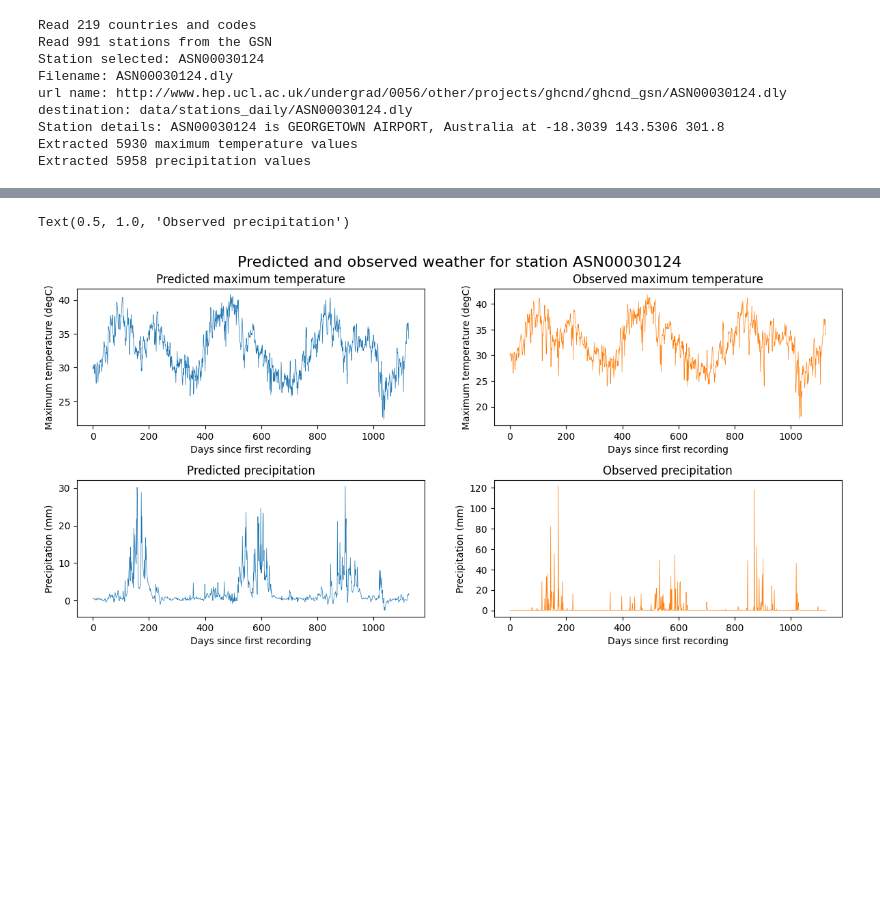
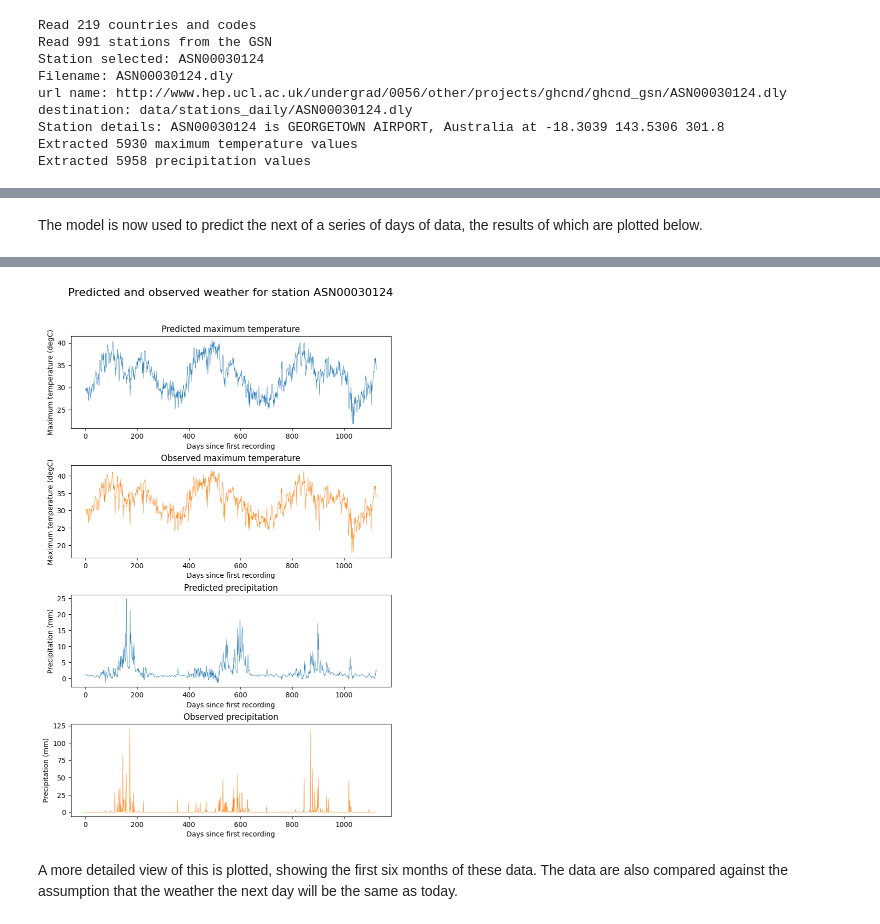
Before and after one commit to rhtweedie/ghcnd_ml, a Jupyter notebook: RNN_multi_var.ipynb, the cells around one changed output, grey strips where cells are left out. Saved outputs shown, nothing was run; the diff lists cells and outputs as text; code cells hidden in the pictures; blank space fills up the shorter version.

```diff
--- a/RNN_multi_var.ipynb
+++ b/RNN_multi_var.ipynb
@@ -254,6 +253,7 @@ Text(0.5, 1.0, 'Training and validation loss')
+# %% [markdown]
+The model is now used to predict the next of a series of days of data, the results of which are plotted below.
 # %%
 prediction = model.predict(input_test)
-print(np.shape(prediction))
 
 # de-normalise data for plotting
 plot_target_tmax = (tmax.de_normalise(target_test[:,0], tmax_max, tmax_mean))
@@ -262,7 +262,7 @@ plot_target_prcp = (prcp.de_normalise(target_test[:,1], prcp_max, prcp_mean))
 plot_pred_prcp = (prcp.de_normalise(prediction[:,1], prcp_max, prcp_mean))
 
 # plot observed and predicted data
-fig, ax = plt.subplots(2,2, figsize = (14, 6))
+fig, ax = plt.subplots(4, 1, figsize = (8, 12))
 fig.suptitle(f"Predicted and observed weather for station {station}", fontsize = 16)
 plt.subplots_adjust(left=0.1,
                     bottom=0.1,
@@ -271,25 +271,25 @@ plt.subplots_adjust(left=0.1,
                     wspace=0.2,
                     hspace=0.4)
 
-ax[0,0].plot(plot_pred_tmax, color = 'tab:blue', linewidth = 0.5)
-ax[0,0].set_xlabel("Days since first recording")
-ax[0,0].set_ylabel("Maximum temperature (degC)")
-ax[0,0].set_title(f"Predicted maximum temperature")
+ax[0].plot(plot_pred_tmax, color = 'tab:blue', linewidth = 0.5)
+ax[0].set_xlabel("Days since first recording")
+ax[0].set_ylabel("Maximum temperature (degC)")
+ax[0].set_title(f"Predicted maximum temperature")
 
-ax[0,1].plot(plot_target_tmax, color = 'tab:orange', linewidth = 0.5)
-ax[0,1].set_xlabel("Days since first recording")
-ax[0,1].set_ylabel("Maximum temperature (degC)")
-ax[0,1].set_title(f"Observed maximum temperature")
+ax[1].plot(plot_target_tmax, color = 'tab:orange', linewidth = 0.5)
+ax[1].set_xlabel("Days since first recording")
+ax[1].set_ylabel("Maximum temperature (degC)")
+ax[1].set_title(f"Observed maximum temperature")
 
-ax[1,0].plot(plot_pred_prcp, color = 'tab:blue', linewidth = 0.5)
-ax[1,0].set_xlabel("Days since first recording")
-ax[1,0].set_ylabel("Precipitation (mm)")
-ax[1,0].set_title(f"Predicted precipitation")
+ax[2].plot(plot_pred_prcp, color = 'tab:blue', linewidth = 0.5)
+ax[2].set_xlabel("Days since first recording")
+ax[2].set_ylabel("Precipitation (mm)")
+ax[2].set_title(f"Predicted precipitation")
 
-ax[1,1].plot(plot_target_prcp, color = 'tab:orange', linewidth = 0.5)
-ax[1,1].set_xlabel("Days since first recording")
-ax[1,1].set_ylabel("Precipitation (mm)")
-ax[1,1].set_title(f"Observed precipitation")
+ax[3].plot(plot_target_prcp, color = 'tab:orange', linewidth = 0.5)
+ax[3].set_xlabel("Days since first recording")
+ax[3].set_ylabel("Precipitation (mm)")
+ax[3].set_title(f"Observed precipitation")
 
 plt.savefig('figures/weather_prediction.svg', format = 'svg')
 # %% [output]
@@ -297,4 +297,5 @@ plt.savefig('figures/weather_prediction.svg', format = 'svg')
 (1126, 2)
-Text(0.5, 1.0, 'Observed precipitation')
-[figure, old version]
+[figure, new version]
+# %% [markdown]
+A more detailed view of this is plotted, showing the first six months of these data. The data are also compared against the assumption that the weather the next day will be the same as today.
 # %%
```
Also changed, not shown: parts of 21 cells of this notebook.
